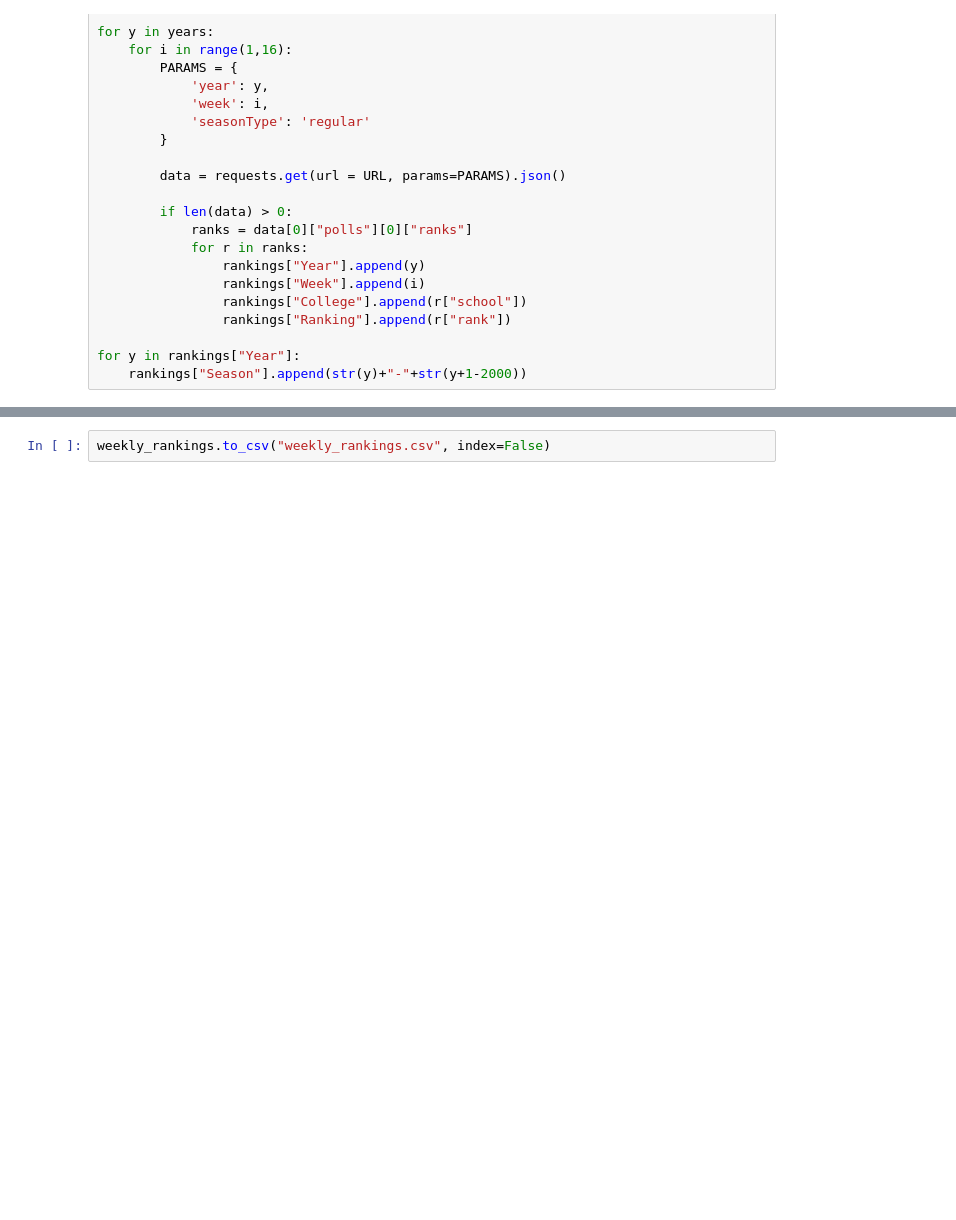
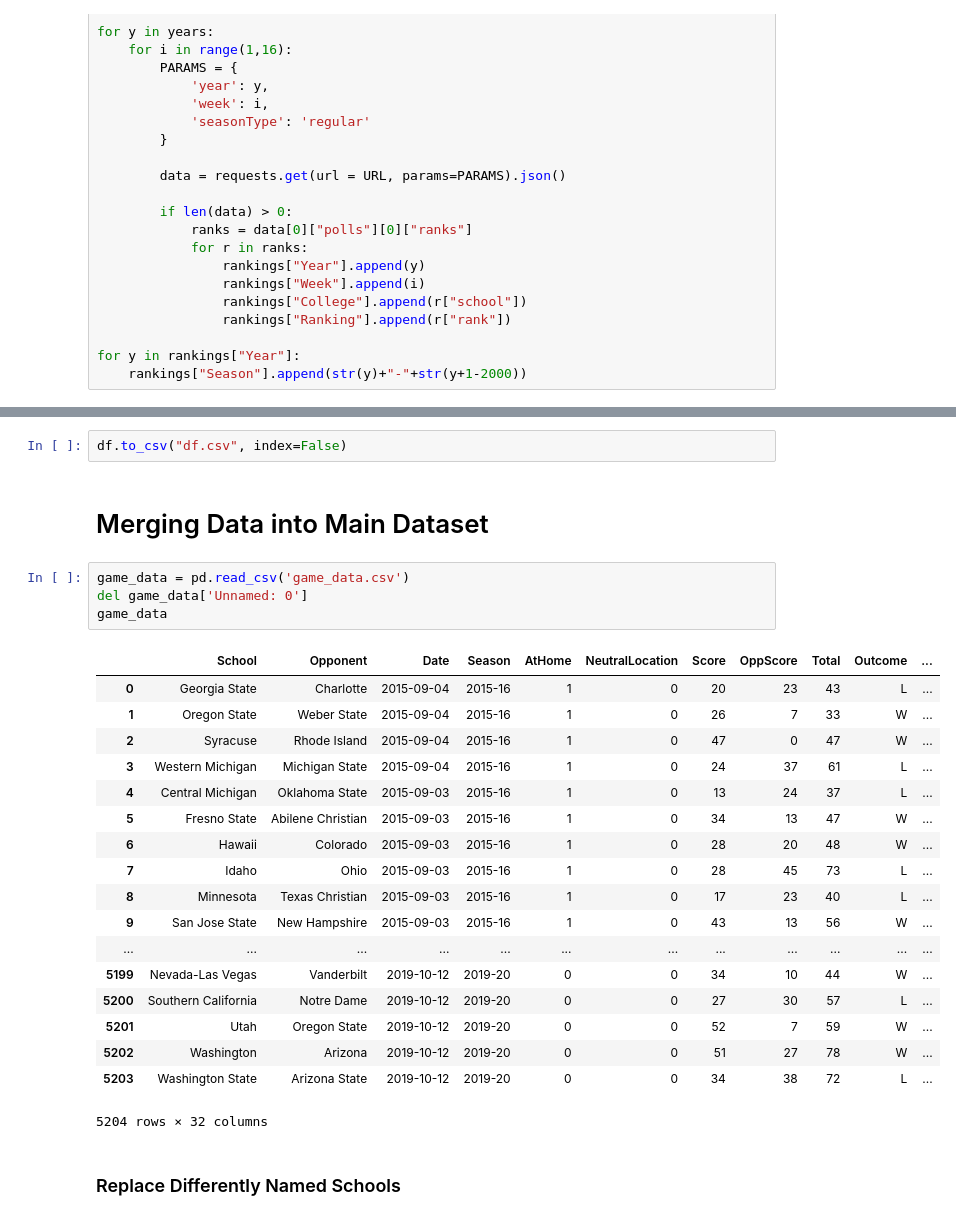
Before and after one commit to jamesbury3/College-Football-Prediction, a Jupyter notebook: API Calls.ipynb, the cells around one changed output, grey strips where cells are left out. Drawn from its saved outputs; the diff is of its cells as text; blank space fills up the shorter version.

```diff
--- a/API Calls.ipynb
+++ b/API Calls.ipynb
@@ -57,4 +58,31 @@ weekly_rankings
 | 1500 | 2018 | 2018-19 | 15 | 25 | Boise State |
 1501 rows × 5 columns
 # %%
-weekly_rankings.to_csv("weekly_rankings.csv", index=False)
+df.to_csv("df.csv", index=False)
+# %% [markdown]
+# Merging Data into Main Dataset
+# %%
+game_data = pd.read_csv('game_data.csv')
+del game_data['Unnamed: 0']
+game_data
+# %% [output]
+|  | School | Opponent | Date | Season | AtHome | NeutralLocation | Score | OppScore | Total | Outcome | ... |
+| 0 | Georgia State | Charlotte | 2015-09-04 | 2015-16 | 1 | 0 | 20 | 23 | 43 | L | ... |
+| 1 | Oregon State | Weber State | 2015-09-04 | 2015-16 | 1 | 0 | 26 | 7 | 33 | W | ... |
+| 2 | Syracuse | Rhode Island | 2015-09-04 | 2015-16 | 1 | 0 | 47 | 0 | 47 | W | ... |
+| 3 | Western Michigan | Michigan State | 2015-09-04 | 2015-16 | 1 | 0 | 24 | 37 | 61 | L | ... |
+| 4 | Central Michigan | Oklahoma State | 2015-09-03 | 2015-16 | 1 | 0 | 13 | 24 | 37 | L | ... |
+| 5 | Fresno State | Abilene Christian | 2015-09-03 | 2015-16 | 1 | 0 | 34 | 13 | 47 | W | ... |
+| 6 | Hawaii | Colorado | 2015-09-03 | 2015-16 | 1 | 0 | 28 | 20 | 48 | W | ... |
+| 7 | Idaho | Ohio | 2015-09-03 | 2015-16 | 1 | 0 | 28 | 45 | 73 | L | ... |
+| 8 | Minnesota | Texas Christian | 2015-09-03 | 2015-16 | 1 | 0 | 17 | 23 | 40 | L | ... |
+| 9 | San Jose State | New Hampshire | 2015-09-03 | 2015-16 | 1 | 0 | 43 | 13 | 56 | W | ... |
+| ... | ... | ... | ... | ... | ... | ... | ... | ... | ... | ... | ... |
+| 5199 | Nevada-Las Vegas | Vanderbilt | 2019-10-12 | 2019-20 | 0 | 0 | 34 | 10 | 44 | W | ... |
+| 5200 | Southern California | Notre Dame | 2019-10-12 | 2019-20 | 0 | 0 | 27 | 30 | 57 | L | ... |
+| 5201 | Utah | Oregon State | 2019-10-12 | 2019-20 | 0 | 0 | 52 | 7 | 59 | W | ... |
+| 5202 | Washington | Arizona | 2019-10-12 | 2019-20 | 0 | 0 | 51 | 27 | 78 | W | ... |
+| 5203 | Washington State | Arizona State | 2019-10-12 | 2019-20 | 0 | 0 | 34 | 38 | 72 | L | ... |
+5204 rows × 32 columns
+# %% [markdown]
+### Replace Differently Named Schools
```
Also changed, not shown: parts of 4 cells of this notebook.
